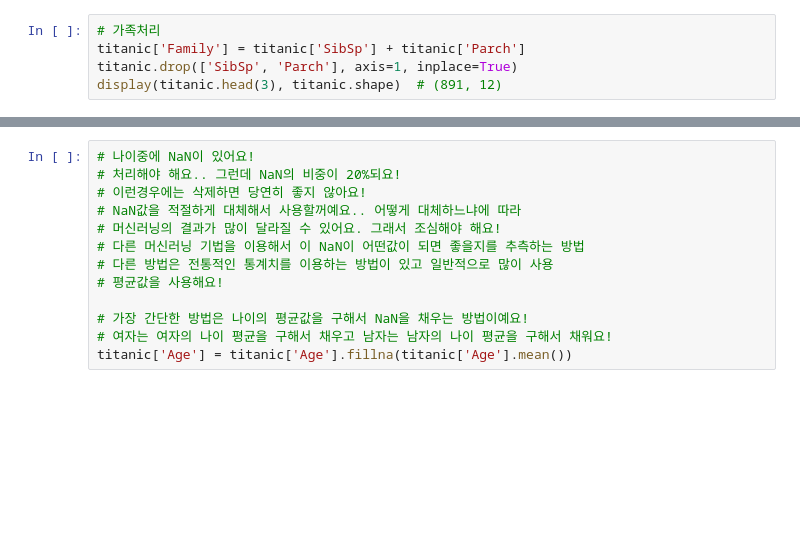
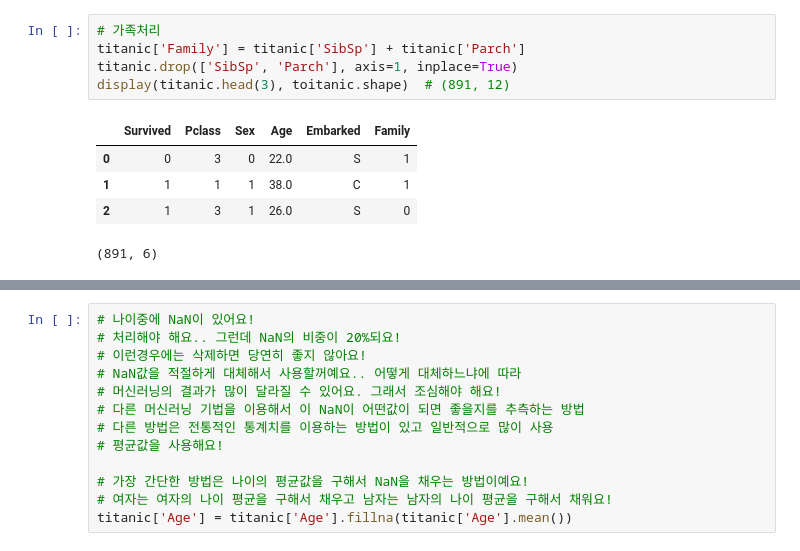
Before and after one commit to sangbeom1/machine_Deep_Learning_study, a Jupyter notebook: 1027-LogisticRegression실습.ipynb, the cells around one changed output, grey strips where cells are left out. Drawn from its saved outputs; the diff is of its cells as text; blank space fills up the shorter version.

```diff
--- a/1027-LogisticRegression실습.ipynb
+++ b/1027-LogisticRegression실습.ipynb
@@ -27,7 +44,13 @@ display(titanic.head(3), titanic.shape)  # (891, 12)
 # %%
 # 가족처리
 titanic['Family'] = titanic['SibSp'] + titanic['Parch']
 titanic.drop(['SibSp', 'Parch'], axis=1, inplace=True)
-display(titanic.head(3), titanic.shape)  # (891, 12)
+display(titanic.head(3), toitanic.shape)  # (891, 12)
+# %% [output]
+|  | Survived | Pclass | Sex | Age | Embarked | Family |
+| 0 | 0 | 3 | 0 | 22.0 | S | 1 |
+| 1 | 1 | 1 | 1 | 38.0 | C | 1 |
+| 2 | 1 | 3 | 1 | 26.0 | S | 0 |
+(891, 6)
 # %%
 titanic.info()
```
Also changed, not shown: parts of 11 cells of this notebook, 5 other files.
